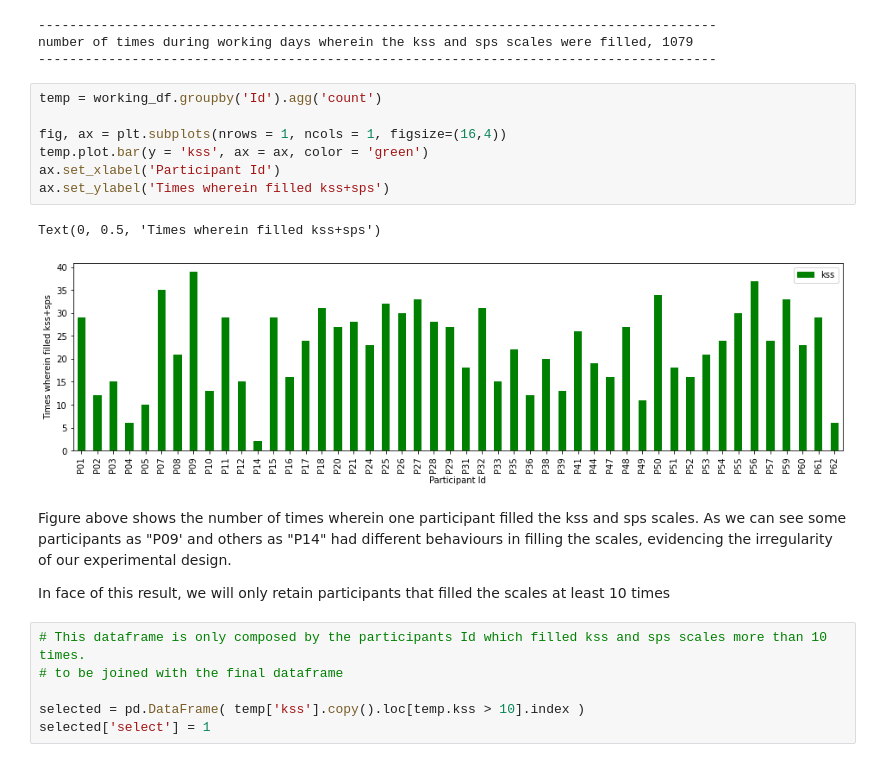
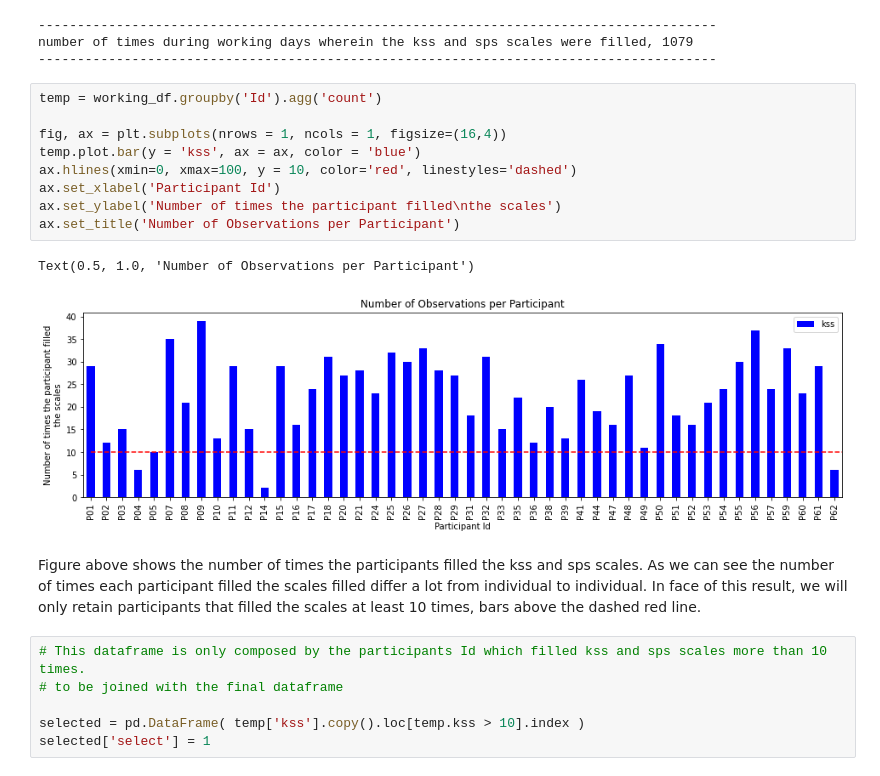
Before and after one commit to jlpscampos/Perception-of-Excessive-Sleepiness-and-Severe-Fatigue-in-Civil-Aviation-Pilots, a Jupyter notebook: EDA.ipynb, the cells around one changed output. Saved outputs shown, nothing was run; the diff lists cells and outputs as text.

```diff
--- a/EDA.ipynb
+++ b/EDA.ipynb
@@ -122,17 +118,17 @@ number of times during working days wherein the kss and sps scales were filled,
 # %%
 temp = working_df.groupby('Id').agg('count')
 
 fig, ax = plt.subplots(nrows = 1, ncols = 1, figsize=(16,4))
-temp.plot.bar(y = 'kss', ax = ax, color = 'green')
+temp.plot.bar(y = 'kss', ax = ax, color = 'blue')
+ax.hlines(xmin=0, xmax=100, y = 10, color='red', linestyles='dashed')
 ax.set_xlabel('Participant Id')
-ax.set_ylabel('Times wherein filled kss+sps')
+ax.set_ylabel('Number of times the participant filled\nthe scales')
+ax.set_title('Number of Observations per Participant')
 # %% [output]
-Text(0, 0.5, 'Times wherein filled kss+sps')
+Text(0.5, 1.0, 'Number of Observations per Participant')
-[figure, old version]
+[figure, new version]
 # %% [markdown]
-Figure above shows the number of times wherein one participant filled the kss and sps scales. As we can see some participants as "P09' and others as "P14" had different behaviours in filling the scales, evidencing the irregularity of our experimental design.
-
-In face of this result, we will only retain participants that filled the scales at least 10 times
+Figure above shows the number of times the participants filled the kss and sps scales. As we can see the number of times each participant filled the scales filled differ a lot from individual to individual. In face of this result, we will only retain participants that filled the scales at least 10 times, bars above the dashed red line.
 # %%
 # This dataframe is only composed by the participants Id which filled kss and sps scales more than 10 times.
 # to be joined with the final dataframe
```
Also changed, not shown: parts of 16 cells of this notebook, 2 other files.
